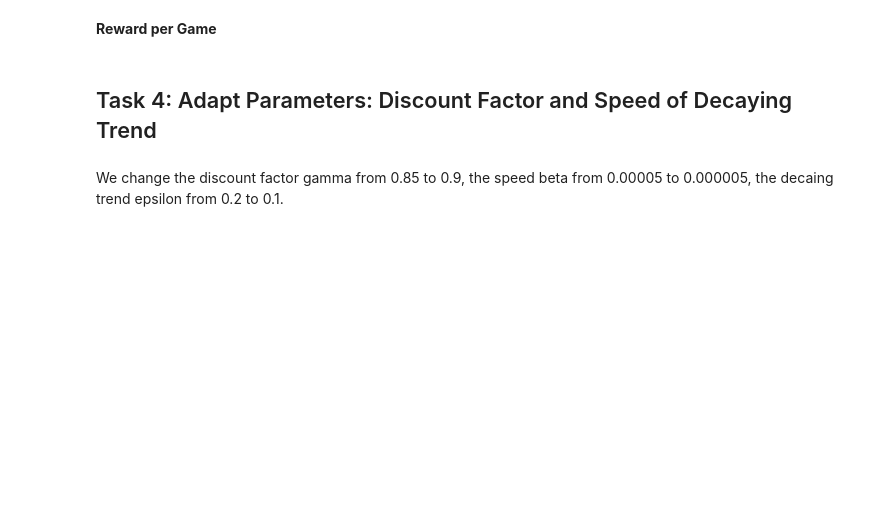
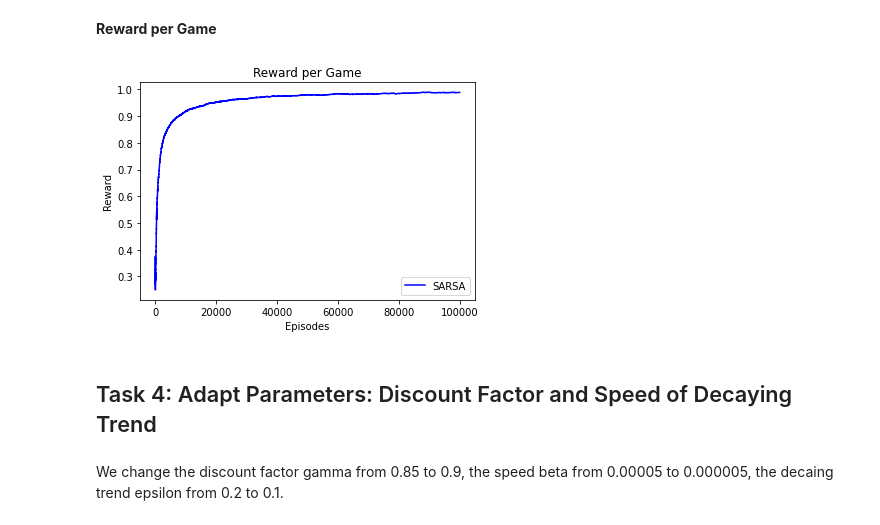
Before and after one commit to ukarag/ReinforcementLearning, a Jupyter notebook: Assignment.ipynb, the cells around one changed output. Drawn from its saved outputs; the diff is of its cells as text; code cells hidden in the pictures; blank space fills up the shorter version.

```diff
--- a/Assignment.ipynb
+++ b/Assignment.ipynb
@@ -255,16 +295,18 @@ plt.show()
 # %%
 # load data from csv file (take ema)
 sarsa_reward = pd.read_csv('csv/ema_reward_sarsa.csv')
 sarsa_reward = sarsa_reward.iloc[: , 1:]
 
 # plot
-plt.plot(sarsa_reward, label="SARSA", color=sarsa_color)
+plt.plot(sarsa_reward[10:], label="SARSA", color=sarsa_color)
 plt.xlabel("Episodes")
 plt.ylabel("Reward")
 plt.title("Reward per Game")
 plt.legend()
 plt.savefig("reward_sarsa.pdf")
 plt.show()
+# %% [output]
+[figure, added]
 # %% [markdown]
 ## Task 4: Adapt Parameters: Discount Factor and Speed of Decaying Trend
 # %% [markdown]
```
Also changed, not shown: parts of 15 cells of this notebook, 40 other files.
